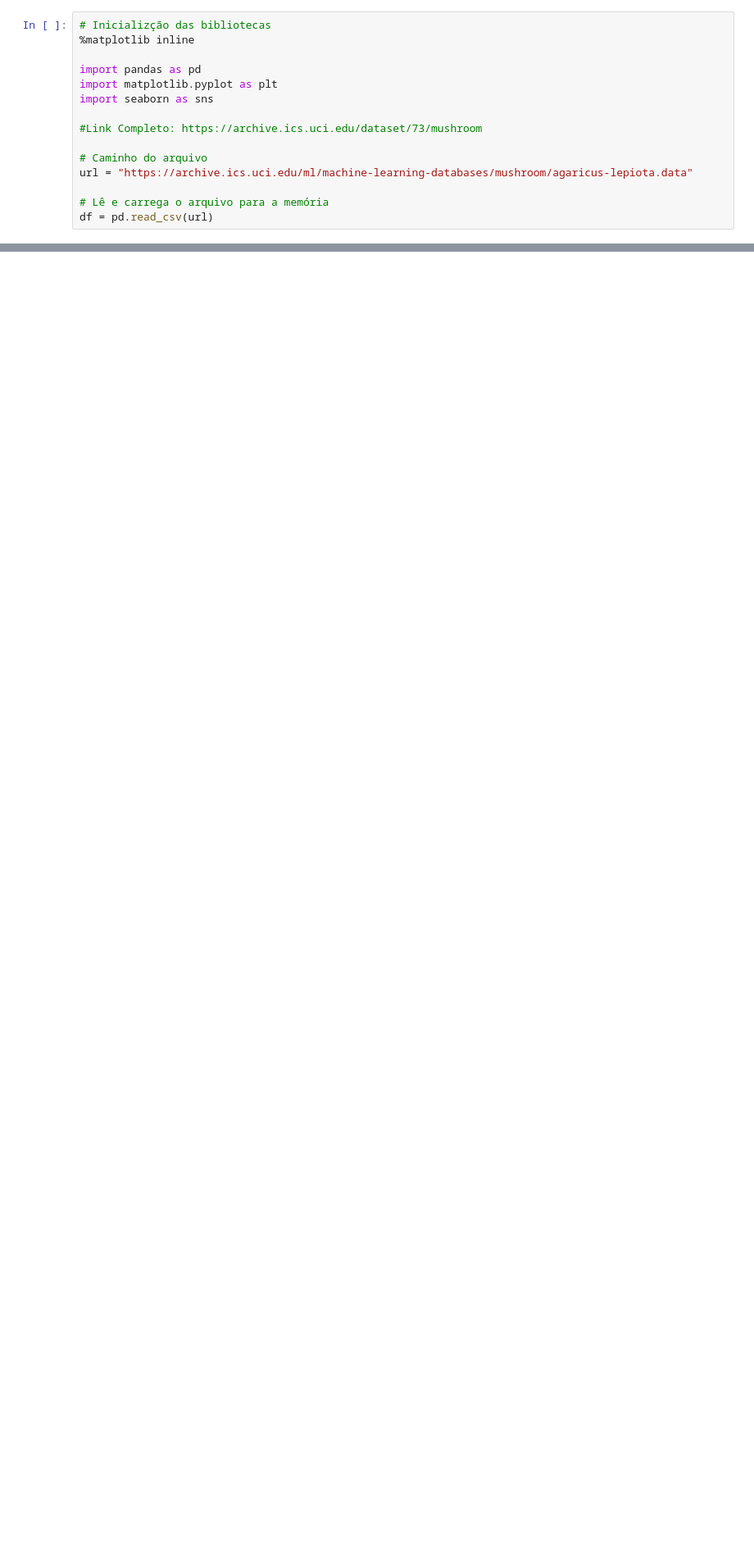
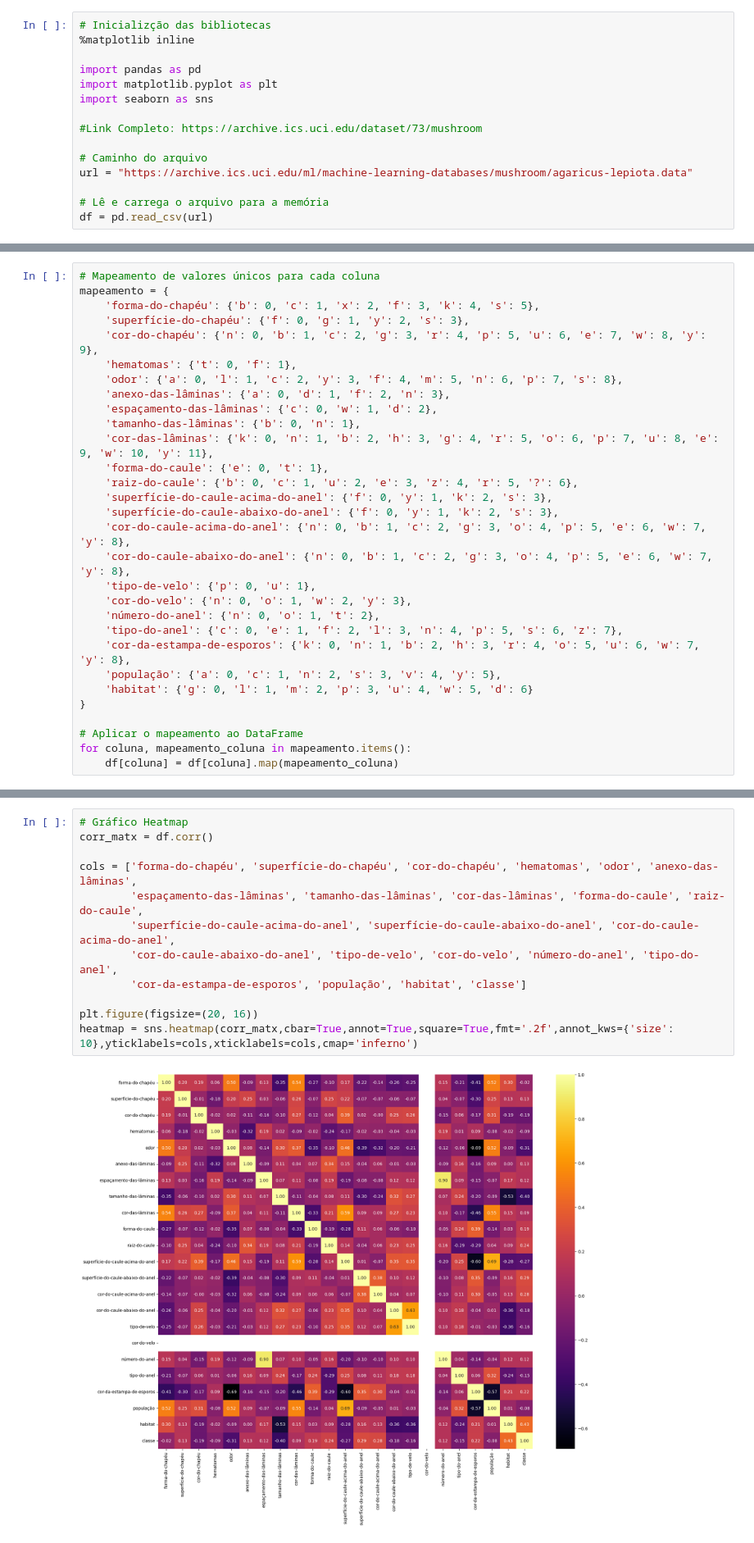
Before and after one commit to jonathan953/mushroom-detection, a Jupyter notebook: notebooks/EDA.ipynb, the cells around one changed output, grey strips where cells are left out. Shown at 82% size. Drawn from its saved outputs; the diff is of its cells as text; blank space fills up the shorter version.

```diff
--- a/notebooks/EDA.ipynb
+++ b/notebooks/EDA.ipynb
@@ -45,0 +234,30 @@ Attribute Information:
+# %%
+# Mapeamento de valores únicos para cada coluna
+mapeamento = {
+    'forma-do-chapéu': {'b': 0, 'c': 1, 'x': 2, 'f': 3, 'k': 4, 's': 5},
+    'superfície-do-chapéu': {'f': 0, 'g': 1, 'y': 2, 's': 3},
+    'cor-do-chapéu': {'n': 0, 'b': 1, 'c': 2, 'g': 3, 'r': 4, 'p': 5, 'u': 6, 'e': 7, 'w': 8, 'y': 9},
+    'hematomas': {'t': 0, 'f': 1},
+    'odor': {'a': 0, 'l': 1, 'c': 2, 'y': 3, 'f': 4, 'm': 5, 'n': 6, 'p': 7, 's': 8},
+    'anexo-das-lâminas': {'a': 0, 'd': 1, 'f': 2, 'n': 3},
+    'espaçamento-das-lâminas': {'c': 0, 'w': 1, 'd': 2},
+    'tamanho-das-lâminas': {'b': 0, 'n': 1},
+    'cor-das-lâminas': {'k': 0, 'n': 1, 'b': 2, 'h': 3, 'g': 4, 'r': 5, 'o': 6, 'p': 7, 'u': 8, 'e': 9, 'w': 10, 'y': 11},
+    'forma-do-caule': {'e': 0, 't': 1},
+    'raiz-do-caule': {'b': 0, 'c': 1, 'u': 2, 'e': 3, 'z': 4, 'r': 5, '?': 6},
+    'superfície-do-caule-acima-do-anel': {'f': 0, 'y': 1, 'k': 2, 's': 3},
+    'superfície-do-caule-abaixo-do-anel': {'f': 0, 'y': 1, 'k': 2, 's': 3},
+    'cor-do-caule-acima-do-anel': {'n': 0, 'b': 1, 'c': 2, 'g': 3, 'o': 4, 'p': 5, 'e': 6, 'w': 7, 'y': 8},
+    'cor-do-caule-abaixo-do-anel': {'n': 0, 'b': 1, 'c': 2, 'g': 3, 'o': 4, 'p': 5, 'e': 6, 'w': 7, 'y': 8},
+    'tipo-de-velo': {'p': 0, 'u': 1},
+    'cor-do-velo': {'n': 0, 'o': 1, 'w': 2, 'y': 3},
+    'número-do-anel': {'n': 0, 'o': 1, 't': 2},
+    'tipo-do-anel': {'c': 0, 'e': 1, 'f': 2, 'l': 3, 'n': 4, 'p': 5, 's': 6, 'z': 7},
+    'cor-da-estampa-de-esporos': {'k': 0, 'n': 1, 'b': 2, 'h': 3, 'r': 4, 'o': 5, 'u': 6, 'w': 7, 'y': 8},
+    'população': {'a': 0, 'c': 1, 'n': 2, 's': 3, 'v': 4, 'y': 5},
+    'habitat': {'g': 0, 'l': 1, 'm': 2, 'p': 3, 'u': 4, 'w': 5, 'd': 6}
+}
+
+# Aplicar o mapeamento ao DataFrame
+for coluna, mapeamento_coluna in mapeamento.items():
+    df[coluna] = df[coluna].map(mapeamento_coluna)
@@ -45,0 +274,14 @@ Attribute Information:
+# %%
+# Gráfico Heatmap
+corr_matx = df.corr()
+
+cols = ['forma-do-chapéu', 'superfície-do-chapéu', 'cor-do-chapéu', 'hematomas', 'odor', 'anexo-das-lâminas',
+        'espaçamento-das-lâminas', 'tamanho-das-lâminas', 'cor-das-lâminas', 'forma-do-caule', 'raiz-do-caule',
+        'superfície-do-caule-acima-do-anel', 'superfície-do-caule-abaixo-do-anel', 'cor-do-caule-acima-do-anel',
+        'cor-do-caule-abaixo-do-anel', 'tipo-de-velo', 'cor-do-velo', 'número-do-anel', 'tipo-do-anel',
+        'cor-da-estampa-de-esporos', 'população', 'habitat', 'classe']
+
+plt.figure(figsize=(20, 16))
+heatmap = sns.heatmap(corr_matx,cbar=True,annot=True,square=True,fmt='.2f',annot_kws={'size': 10},yticklabels=cols,xticklabels=cols,cmap='inferno')
+# %% [output]
+[figure, added]
```
Also changed, not shown: parts of 15 cells of this notebook.
